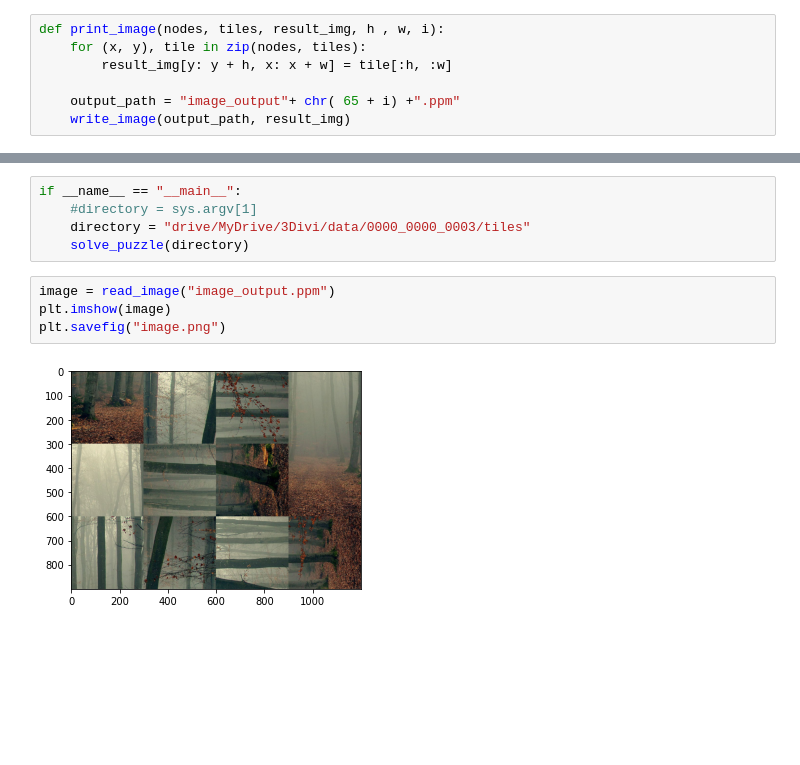
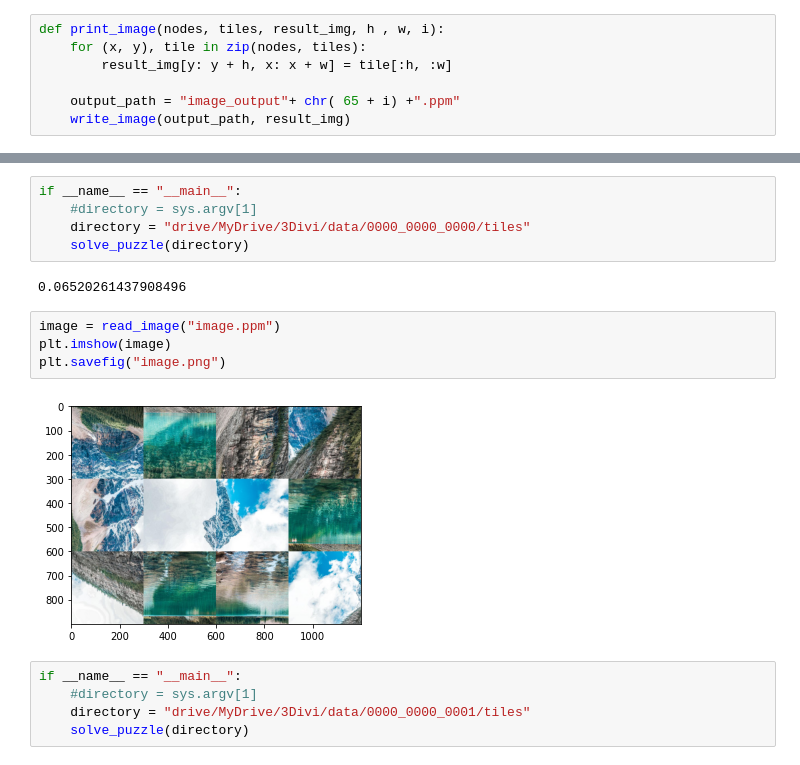
Before and after one commit to Dramb1/3Divi, a Jupyter notebook: 3Divi.ipynb, the cells around one changed output, grey strips where cells are left out. Cells and saved outputs as stored; diff of their text form; blank space fills up the shorter version.

```diff
--- a/3Divi.ipynb
+++ b/3Divi.ipynb
@@ -237,11 +282,18 @@ def solve_puzzle(tiles_folder):
 # %%
 if __name__ == "__main__":
     #directory = sys.argv[1]
-    directory = "drive/MyDrive/3Divi/data/0000_0000_0003/tiles"
+    directory = "drive/MyDrive/3Divi/data/0000_0000_0000/tiles"
     solve_puzzle(directory)
+# %% [output]
+0.06520261437908496
 # %%
-image = read_image("image_output.ppm")
+image = read_image("image.ppm")
 plt.imshow(image)
 plt.savefig("image.png")
 # %% [output]
-[figure, old version]
+[figure, new version]
+# %%
+if __name__ == "__main__":
+    #directory = sys.argv[1]
+    directory = "drive/MyDrive/3Divi/data/0000_0000_0001/tiles"
+    solve_puzzle(directory)
```
Also changed, not shown: parts of 9 cells of this notebook.
